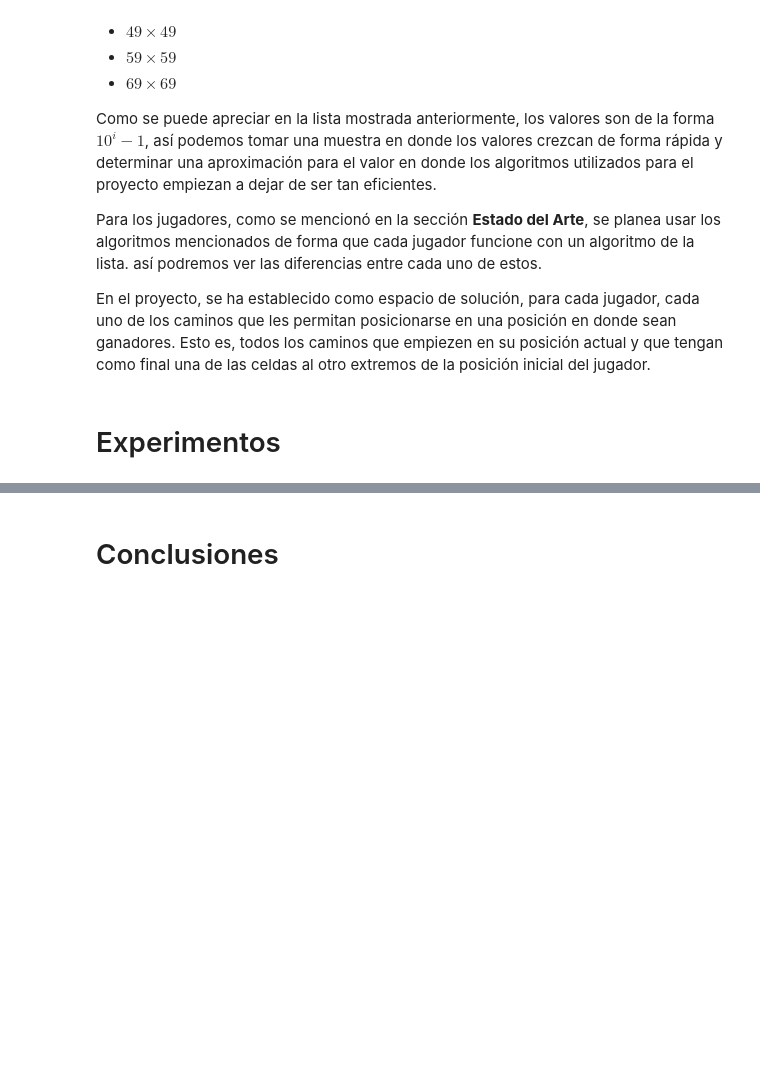
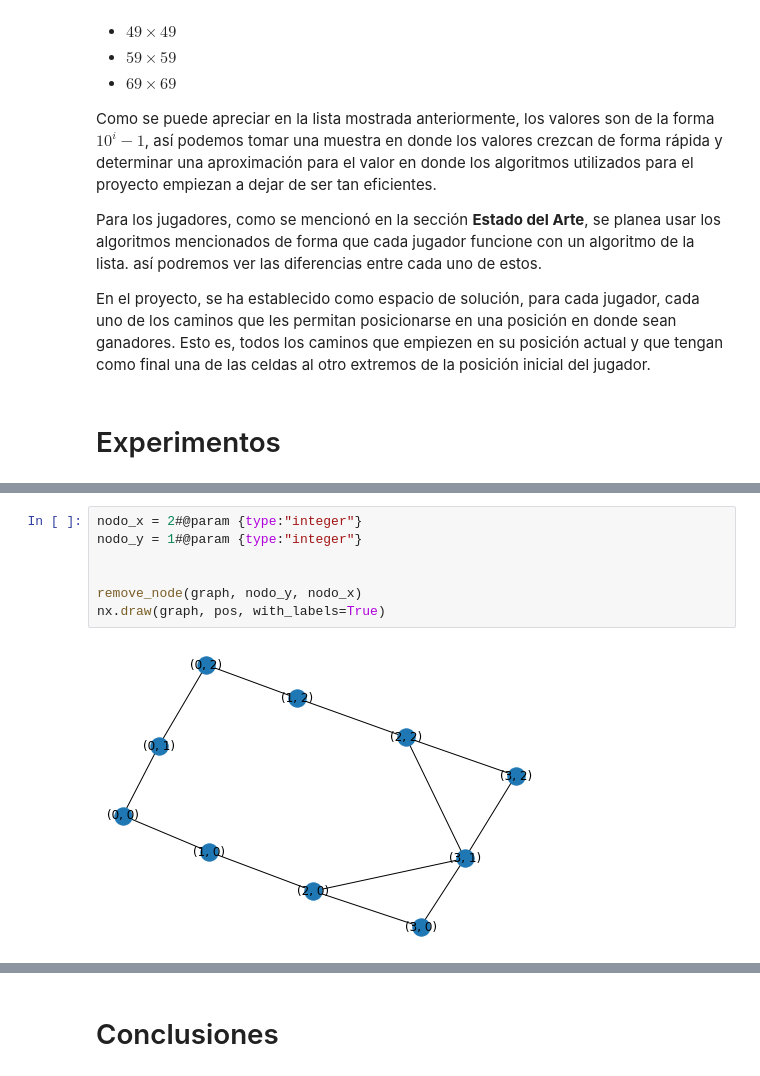
Before and after one commit to Madhamba/TrabajoComplejidad, a Jupyter notebook: Quoridor.ipynb, the cells around one changed output, grey strips where cells are left out. Cells and saved outputs as stored; diff of their text form; blank space fills up the shorter version.

```diff
--- a/Quoridor.ipynb
+++ b/Quoridor.ipynb
@@ -76,0 +207,9 @@ Jugador 2: (4, 2)
+# %%
+nodo_x = 2#@param {type:"integer"}
+nodo_y = 1#@param {type:"integer"}
+
+
+remove_node(graph, nodo_y, nodo_x)
+nx.draw(graph, pos, with_labels=True)
+# %% [output]
+[figure, added]
```
Also changed, not shown: parts of 18 cells of this notebook.
